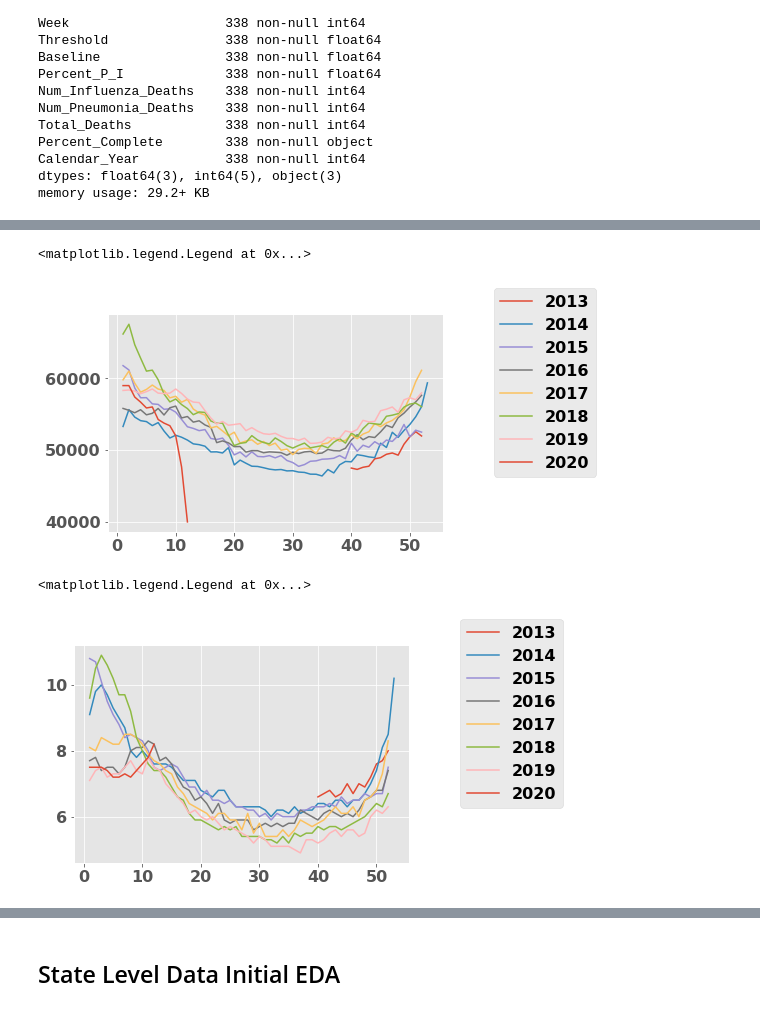
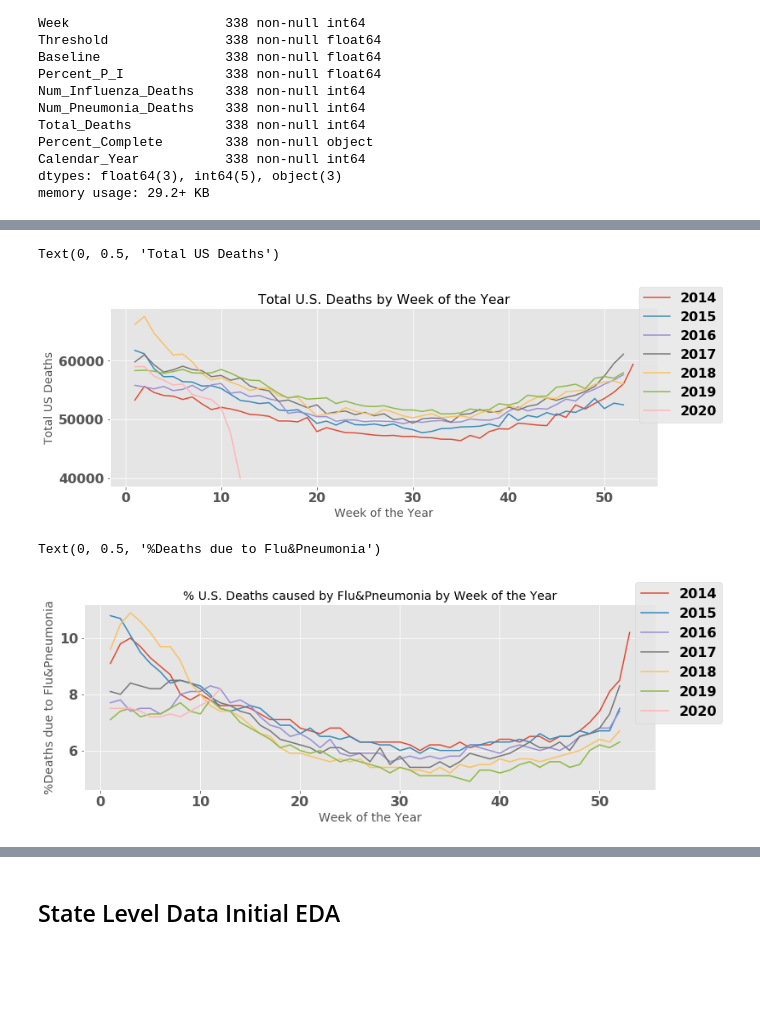
Before and after one commit to jdybuncio/usa-mortality-investigation, a Jupyter notebook: eda_file.ipynb, the cells around one changed output, grey strips where cells are left out. Drawn from its saved outputs; the diff is of its cells as text; code cells hidden in the pictures; blank space fills up the shorter version.

```diff
--- a/eda_file.ipynb
+++ b/eda_file.ipynb
@@ -161,36 +156,46 @@ df_national.describe()
 years = list(df_national['Calendar_Year'].unique())
 years.sort()
 # %%
-fig, ax = plt.subplots(1)
+fig, ax = plt.subplots(figsize=(12, 4))
 
 
-for year in years:
+for year in years[1:]:
     mask = df_national['Calendar_Year'] == year
     df = df_national[mask].sort_values('Week')
     x = df['Week']
     y = df['Total_Deaths']
 
+    ax.plot(x,y, label = year)
 
-    ax.plot(x,y, label = year)
+
 plt.legend(bbox_to_anchor=(1, 1),
            bbox_transform=plt.gcf().transFigure)
+# ax.axhline(y=50000, color='grey', linestyle='--')
+
+ax.set_title("Total U.S. Deaths by Week of the Year", fontsize = 16)
+ax.set_xlabel("Week of the Year", fontsize = 14)
+ax.set_ylabel("Total US Deaths", fontsize = 14)
 # %% [output]
-<matplotlib.legend.Legend at 0x...>
+Text(0, 0.5, 'Total US Deaths')
-[figure, old version]
+[figure, new version]
 # %%
-fig, ax = plt.subplots(1)
+fig, ax = plt.subplots(figsize=(12, 4))
 
 
-for year in years:
+for year in years[1:]:
     mask = df_national['Calendar_Year'] == year
     df = df_national[mask].sort_values('Week')
     x = df['Week']
     y = df['Percent_P_I']
 
+    ax.plot(x,y, label = year)
 
-    ax.plot(x,y, label = year)
 plt.legend(bbox_to_anchor=(1, 1),
            bbox_transform=plt.gcf().transFigure)
+
+ax.set_title("% U.S. Deaths caused by Flu&Pneumonia by Week of the Year", fontsize = 14)
+ax.set_xlabel("Week of the Year", fontsize = 14)
+ax.set_ylabel("%Deaths due to Flu&Pneumonia", fontsize = 14)
 # %% [output]
-<matplotlib.legend.Legend at 0x...>
+Text(0, 0.5, '%Deaths due to Flu&Pneumonia')
-[figure, old version]
+[figure, new version]
```
Also changed, not shown: parts of 73 cells of this notebook.
